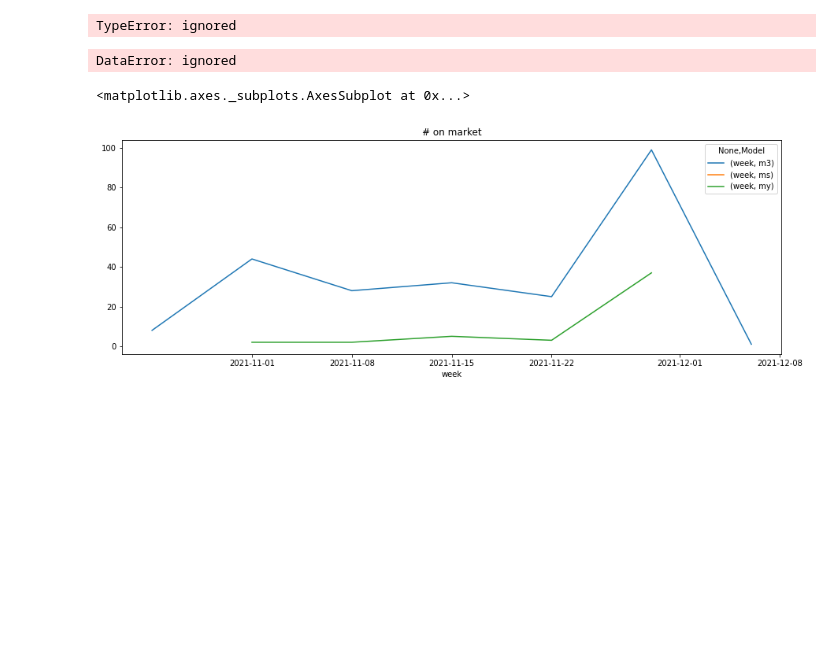
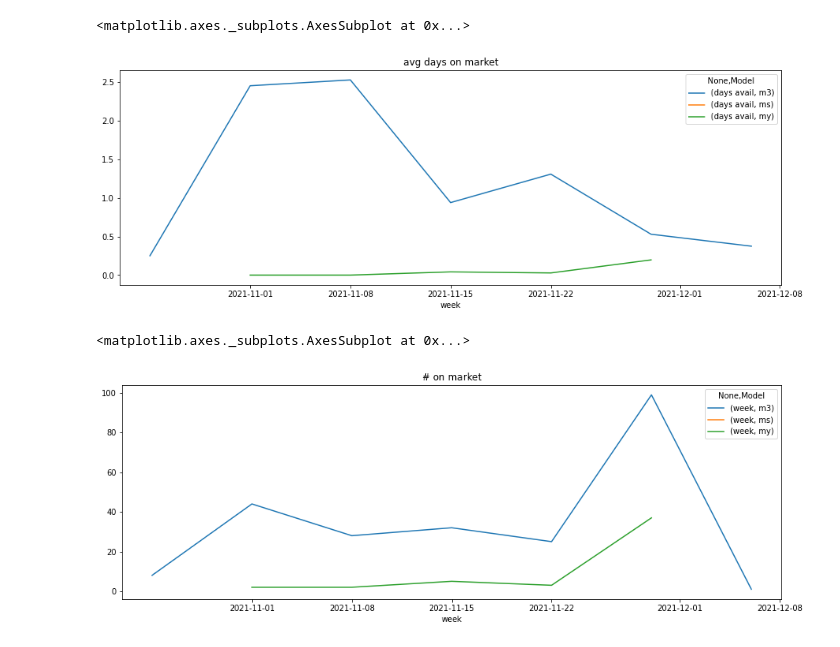
Before and after one commit to adervish/tesla, a Jupyter notebook: Tesla data.ipynb, the cells around one changed output. Cells and saved outputs as stored; diff of their text form; code cells hidden in the pictures; blank space fills up the shorter version.

```diff
--- a/Tesla data.ipynb
+++ b/Tesla data.ipynb
@@ -26,18 +26,21 @@ tesla_data = pd.concat(frames)
 tesla_data['date']= pd.to_datetime(tesla_data['date'])
 
 #list(tesla_data.columns)
-# %%
-sum(agg_by_vin['days avail'])
-# %% [output]
-TypeError: ignored
 # %%
 agg_by_vin = tesla_data.groupby(['VIN', 'Model', 'Price','SalesMetro']).date.agg(['min', 'max'])
 agg_by_vin['days avail'] = agg_by_vin['max'] - agg_by_vin['min']
 agg_by_vin['week'] = (agg_by_vin['min'] - pd.to_timedelta(agg_by_vin['min'].dt.dayofweek, unit='d')).dt.date
-avg_days = pd.pivot_table(data=agg_by_vin,index=['week'], columns=['Model'],aggfunc={'days avail': 'mean'})
+
+def to_days(x):
+  return x.total_seconds() / 60 / 60 / 24
+
+agg_by_vin['days avail'] = agg_by_vin['days avail'].apply(to_days)
+
+avg_days = pd.pivot_table(data=agg_by_vin,index=['week'], columns=['Model'],aggfunc={'days avail': np.mean})
 avg_days.plot(title='avg days on market',figsize=(15, 5))
 # %% [output]
-DataError: ignored
+<matplotlib.axes._subplots.AxesSubplot at 0x...>
+[figure, added]
 # %%
 agg_by_vin = tesla_data.groupby(['VIN', 'Model', 'Price','SalesMetro']).date.agg(['min', 'max'])
 agg_by_vin['days avail'] = agg_by_vin['max'] - agg_by_vin['min']
```
